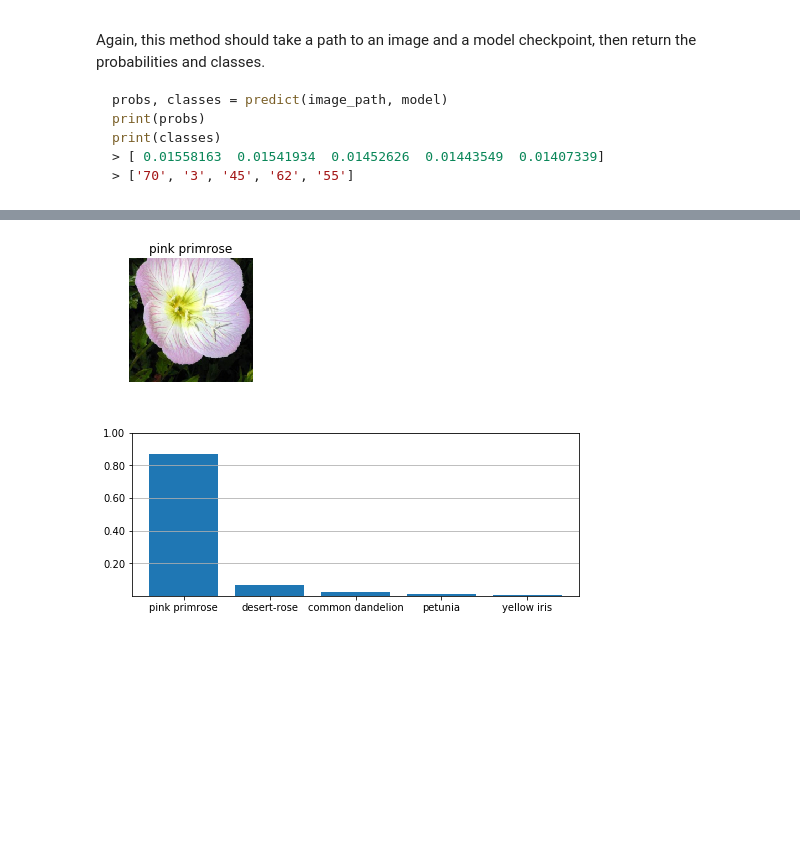
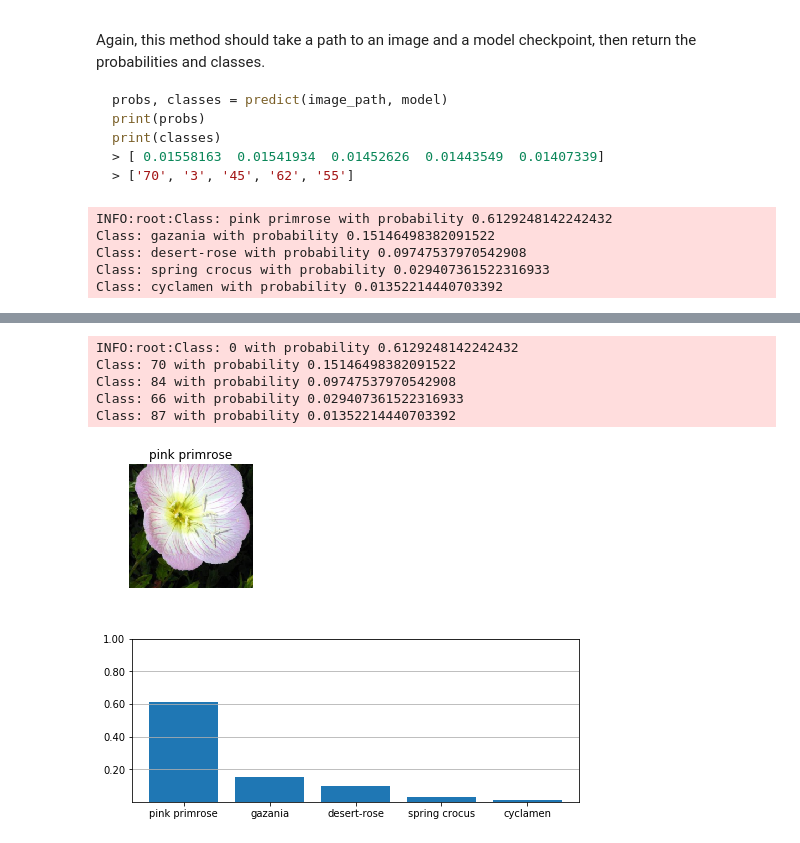
Before and after one commit to guillermo-carrasco/aipnd-project, a Jupyter notebook: Image Classifier Project.ipynb, the cells around one changed output, grey strips where cells are left out. Cells and saved outputs as stored; diff of their text form; code cells hidden in the pictures; blank space fills up the shorter version.

````diff
--- a/Image Classifier Project.ipynb
+++ b/Image Classifier Project.ipynb
@@ -237,9 +291,3 @@ Now that your network is trained, save the model so you can load it later for ma
 ```model.class_to_idx = image_datasets['train'].class_to_idx```
 
 Remember that you'll want to completely rebuild the model later so you can use it for inference. Make sure to include any information you need in the checkpoint. If you want to load the model and keep training, you'll want to save the number of epochs as well as the optimizer state, `optimizer.state_dict`. You'll likely want to use this trained model in the next part of the project, so best to save it now.
-# %%
-# TODO: Save the checkpoint
-model.class_to_idx = image_datasets['train'].class_to_idx
-torch.save({'state_dict':model.state_dict(),
-            'class_to_idx':model.class_to_idx},
-            'checkpoint.pth')
@@ -351,10 +424,10 @@ print(classes)
 > ['70', '3', '45', '62', '55']
 ```
 # %%
-def predict(image_path, model, topk=5):
+def predict(image_path, model, topk=1, gpu=True, cat_to_name=None):
     ''' Predict the class (or classes) of an image using a trained deep learning model.
     '''
-    model.to(DEVICE)
+    model.to(get_device(gpu))
     img_torch = process_image(image_path)
     img_torch = img_torch.unsqueeze_(0)
     img_torch = img_torch.float()
@@ -362,9 +435,24 @@ def predict(image_path, model, topk=5):
     with torch.no_grad():
         output = model.forward(img_torch.cuda())
 
-    probability = F.softmax(output.data,dim=1)
+    probabilities = F.softmax(output.data,dim=1).topk(topk)
 
-    return probability.topk(topk)
+    probs = np.array(probabilities[0][0])
+    classes = [cat_to_name[str(index + 1)] for index in np.array(probabilities[1][0])] if cat_to_name is not None \
+                    else np.array(probabilities[1][0])
+
+    # Log the prediction results for the user to see them
+    logging.info('\n'.join(['Class: {} with probability {}'.format(c, p) for c, p in zip(classes, probs)]))
+
+    return probabilities
+
+probabilities = predict(os.path.join(test_dir, '1/image_06743.jpg'), model, cat_to_name=cat_to_name, topk=5)
+# %% [output]
+INFO:root:Class: pink primrose with probability 0.6129248142242432
+Class: gazania with probability 0.15146498382091522
+Class: desert-rose with probability 0.09747537970542908
+Class: spring crocus with probability 0.029407361522316933
+Class: cyclamen with probability 0.01352214440703392
 # %% [markdown]
 ## Sanity Checking
 
@@ -382,35 +470,40 @@ plt.subplot(211)
 index = 1
 path = test_dir + '/1/image_06743.jpg'
 
-probabilities = predict(path, model)
+probabilities = predict(path, model, topk=5)
 image = process_image(path)
 probabilities = probabilities
 
 
 axs = imshow(image, ax = plt)
 axs.axis('off')
 axs.title(cat_to_name[str(index)])
 axs.show()
 
 
 a = np.array(probabilities[0][0])
 b = [cat_to_name[str(index + 1)] for index in np.array(probabilities[1][0])]
 
 
 N=float(len(b))
 fig,ax = plt.subplots(figsize=(8,3))
 width = 0.8
 tickLocations = np.arange(N)
 ax.bar(tickLocations, a, width, linewidth=4.0, align = 'center')
 ax.set_xticks(ticks = tickLocations)
 ax.set_xticklabels(b)
 ax.set_xlim(min(tickLocations)-0.6,max(tickLocations)+0.6)
 ax.set_yticks([0.2,0.4,0.6,0.8,1,1.2])
 ax.set_ylim((0,1))
 ax.yaxis.grid(True)
 ax.yaxis.set_major_formatter(FormatStrFormatter('%.2f'))
 
 plt.show()
 # %% [output]
+INFO:root:Class: 0 with probability 0.6129248142242432
+Class: 70 with probability 0.15146498382091522
+Class: 84 with probability 0.09747537970542908
+Class: 66 with probability 0.029407361522316933
+Class: 87 with probability 0.01352214440703392
 [figure]
-[figure, old version]
+[figure, new version]
````
Also changed, not shown: parts of 9 cells of this notebook, 3 other files.
